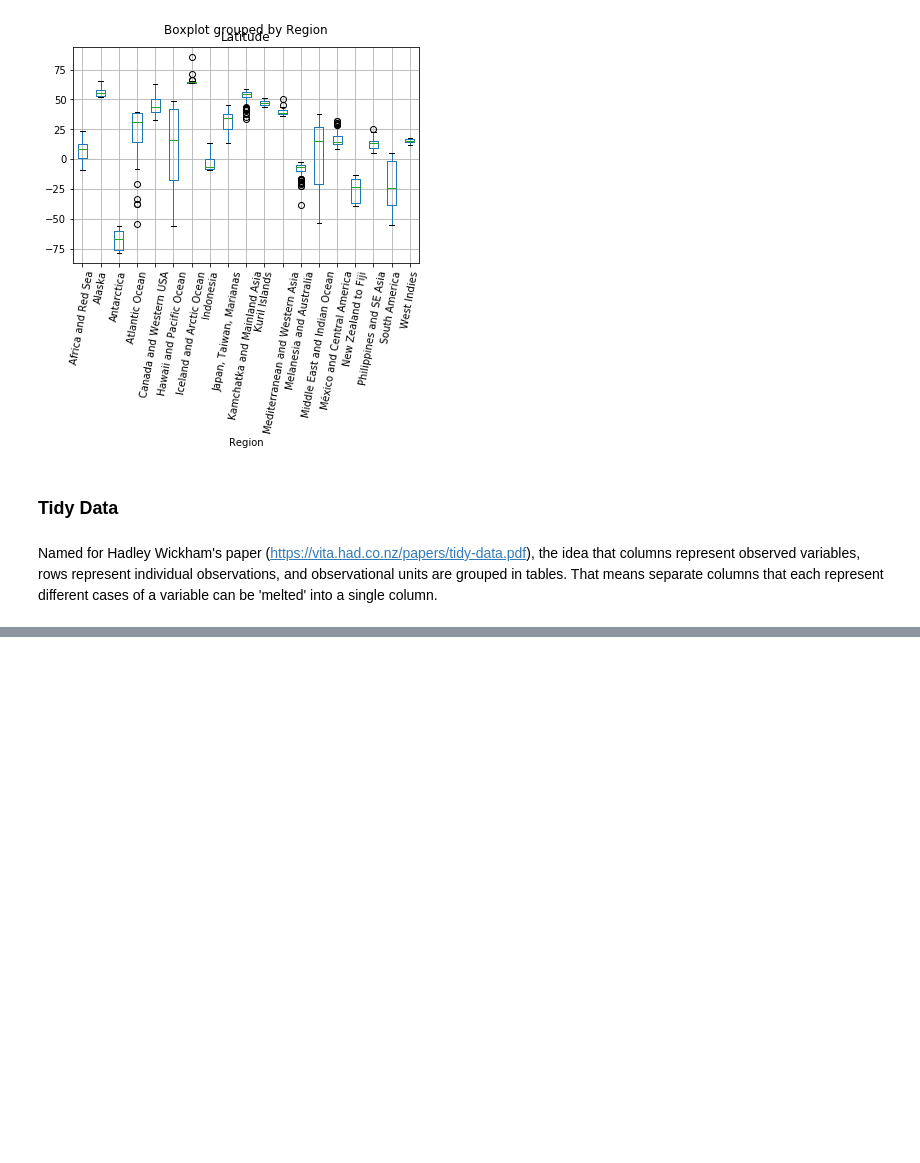
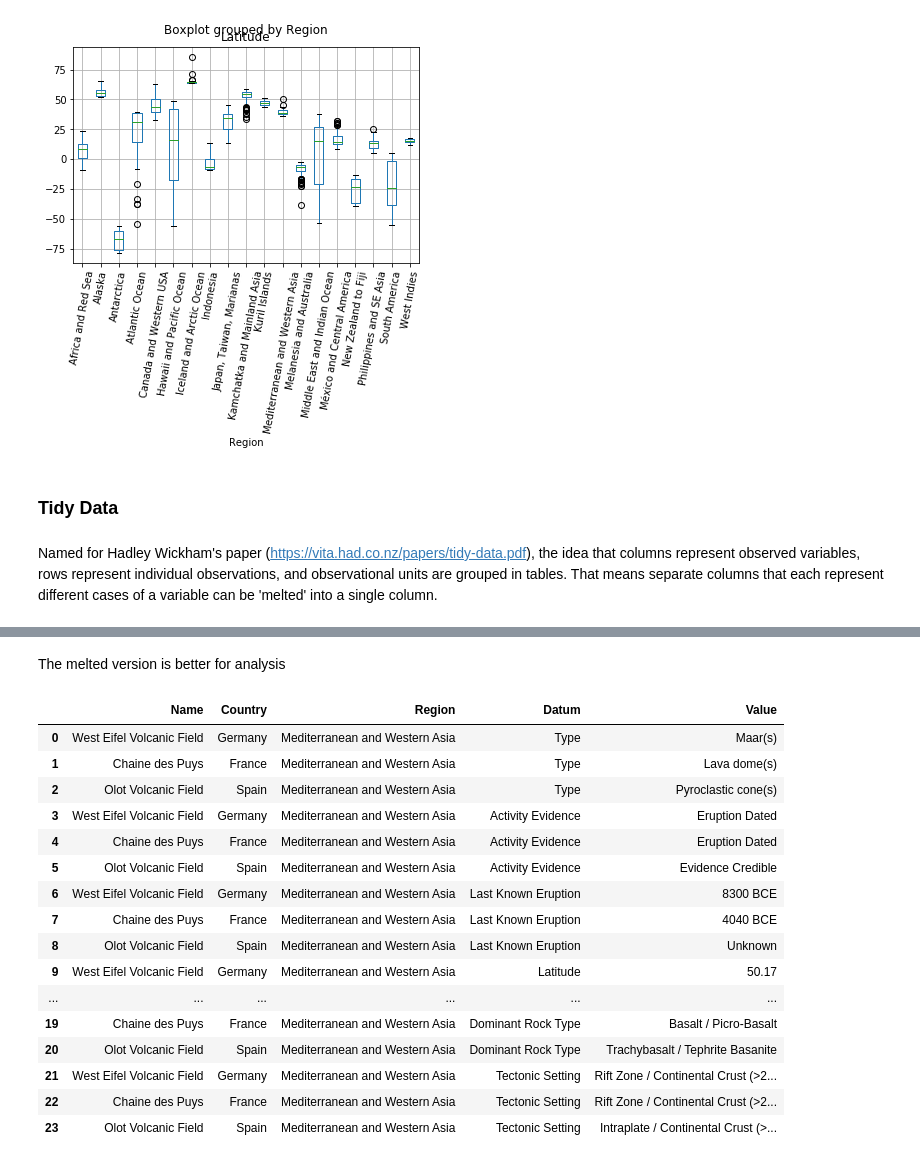
Before and after one commit to aschet01/cookbook, a Jupyter notebook: pandas.ipynb, the cells around one changed output, grey strips where cells are left out. Cells and saved outputs as stored; diff of their text form; code cells hidden in the pictures; blank space fills up the shorter version.

```diff
--- a/pandas.ipynb
+++ b/pandas.ipynb
@@ -571,7 +571,31 @@ df
 | 210010 | West Eifel Volcanic Field | Germany | Mediterranean and Western Asia | Maar(s) | Eruption Dated | 8300 BCE | 50.170 | 6.85 | ... |
 | 210020 | Chaine des Puys | France | Mediterranean and Western Asia | Lava dome(s) | Eruption Dated | 4040 BCE | 45.775 | 2.97 | ... |
 | 210030 | Olot Volcanic Field | Spain | Mediterranean and Western Asia | Pyroclastic cone(s) | Evidence Credible | Unknown | 42.170 | 2.53 | ... |
+# %% [markdown]
+The melted version is better for analysis
 # %%
-df.melt(id_vars=['Name', 'Country', 'Region'],    # Identify columns to leave as columns on each row
-                                                  # The entries for each of the other columns in each row will b
-        var_name='')
+melted = df.melt(id_vars=['Name', 'Country', 'Region'],    # Identify columns to leave as columns on each row
+                                                           # The entries for each of the other columns in each row will be
+                                                           #   made rows, with a column for the old column name and a column
+                                                           #   for that entry's value
+                 var_name='Datum',
+                 value_name='Value')
+melted
+# %% [output]
+|  | Name | Country | Region | Datum | Value |
+| 0 | West Eifel Volcanic Field | Germany | Mediterranean and Western Asia | Type | Maar(s) |
+| 1 | Chaine des Puys | France | Mediterranean and Western Asia | Type | Lava dome(s) |
+| 2 | Olot Volcanic Field | Spain | Mediterranean and Western Asia | Type | Pyroclastic cone(s) |
+| 3 | West Eifel Volcanic Field | Germany | Mediterranean and Western Asia | Activity Evidence | Eruption Dated |
+| 4 | Chaine des Puys | France | Mediterranean and Western Asia | Activity Evidence | Eruption Dated |
+| 5 | Olot Volcanic Field | Spain | Mediterranean and Western Asia | Activity Evidence | Evidence Credible |
+| 6 | West Eifel Volcanic Field | Germany | Mediterranean and Western Asia | Last Known Eruption | 8300 BCE |
+| 7 | Chaine des Puys | France | Mediterranean and Western Asia | Last Known Eruption | 4040 BCE |
+| 8 | Olot Volcanic Field | Spain | Mediterranean and Western Asia | Last Known Eruption | Unknown |
+| 9 | West Eifel Volcanic Field | Germany | Mediterranean and Western Asia | Latitude | 50.17 |
+| ... | ... | ... | ... | ... | ... |
+| 19 | Chaine des Puys | France | Mediterranean and Western Asia | Dominant Rock Type | Basalt / Picro-Basalt |
+| 20 | Olot Volcanic Field | Spain | Mediterranean and Western Asia | Dominant Rock Type | Trachybasalt / Tephrite Basanite |
+| 21 | West Eifel Volcanic Field | Germany | Mediterranean and Western Asia | Tectonic Setting | Rift Zone / Continental Crust (>2... |
+| 22 | Chaine des Puys | France | Mediterranean and Western Asia | Tectonic Setting | Rift Zone / Continental Crust (>2... |
+| 23 | Olot Volcanic Field | Spain | Mediterranean and Western Asia | Tectonic Setting | Intraplate / Continental Crust (>... |
```
Also changed, not shown: parts of 4 cells of this notebook.
